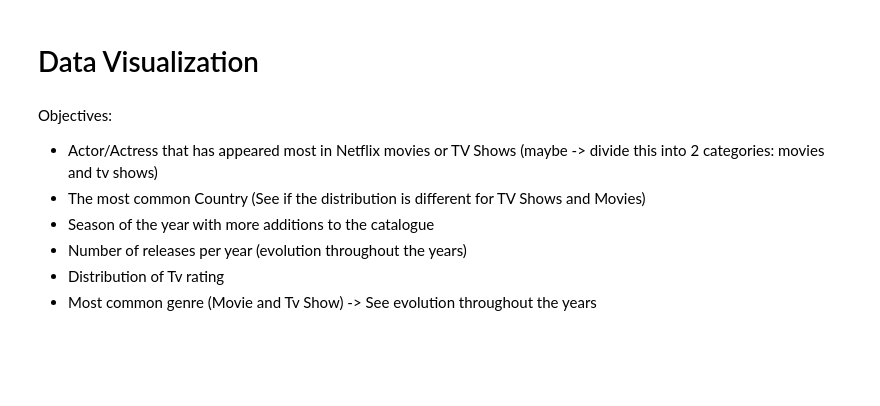
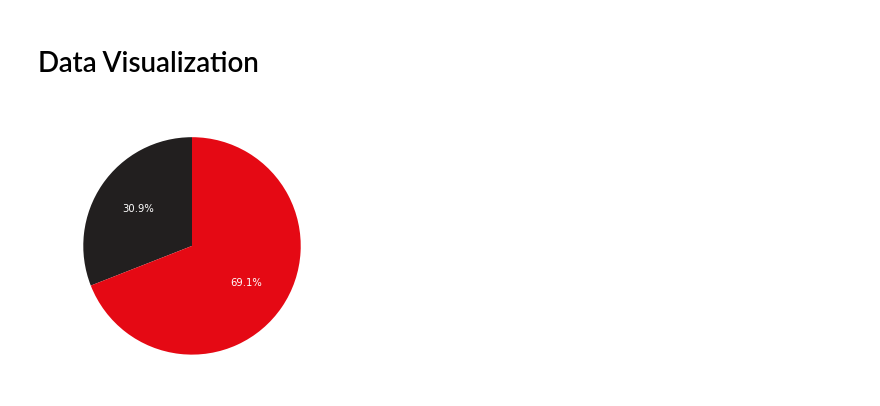
Before and after one commit to kimurarh/netflix-analysis, a Jupyter notebook: Netflix-Analysis.ipynb, the cells around one changed output. Saved outputs shown, nothing was run; the diff lists cells and outputs as text; code cells hidden in the pictures; blank space fills up the shorter version.

```diff
--- a/Netflix-Analysis.ipynb
+++ b/Netflix-Analysis.ipynb
@@ -214,11 +215,12 @@ netflix.rename(columns={'type': 'Type',
                         'listed_in': 'Genres'}, inplace = True)
 # %% [markdown]
 # Data Visualization
-# %% [markdown]
-Objectives:
-- Actor/Actress that has appeared most in Netflix movies or TV Shows (maybe -> divide this into 2 categories: movies and tv shows)
-- The most common Country (See if the distribution is different for TV Shows and Movies)
-- Season of the year with more additions to the catalogue
-- Number of releases per year (evolution throughout the years)
-- Distribution of Tv rating
-- Most common genre (Movie and Tv Show) -> See evolution throughout the years
+# %%
+values = [number_of_shows, number_of_movies]
+labels = ['TV Shows', 'Movies']
+colors = ['#221F1F', '#E50914']
+plt.figure(figsize=(15,5))
+plt.pie(values, labels=labels, startangle=90, colors=colors, autopct='%1.1f%%', textprops={'color': 'w'})
+plt.show()
+# %% [output]
+[figure, added]
```
Also changed, not shown: parts of 23 cells of this notebook.
